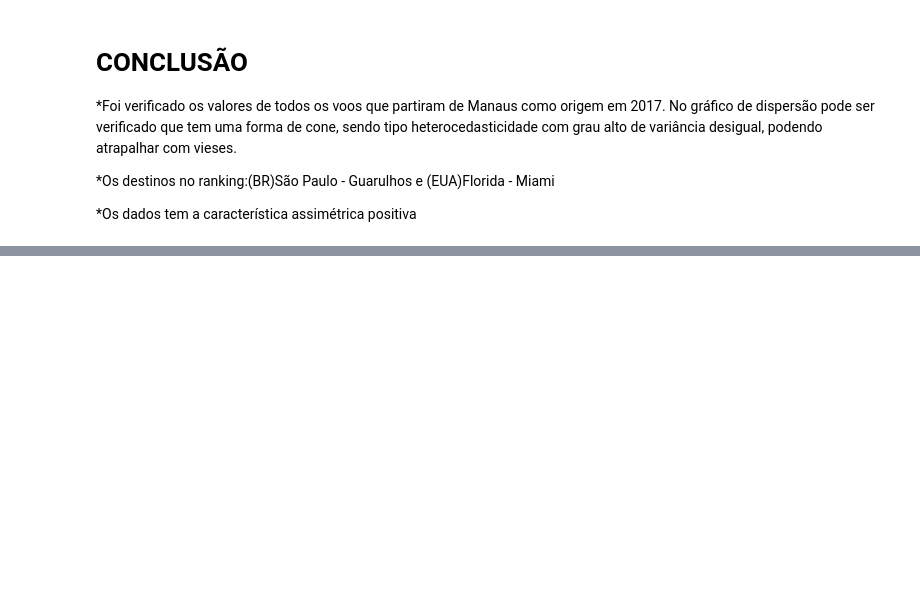
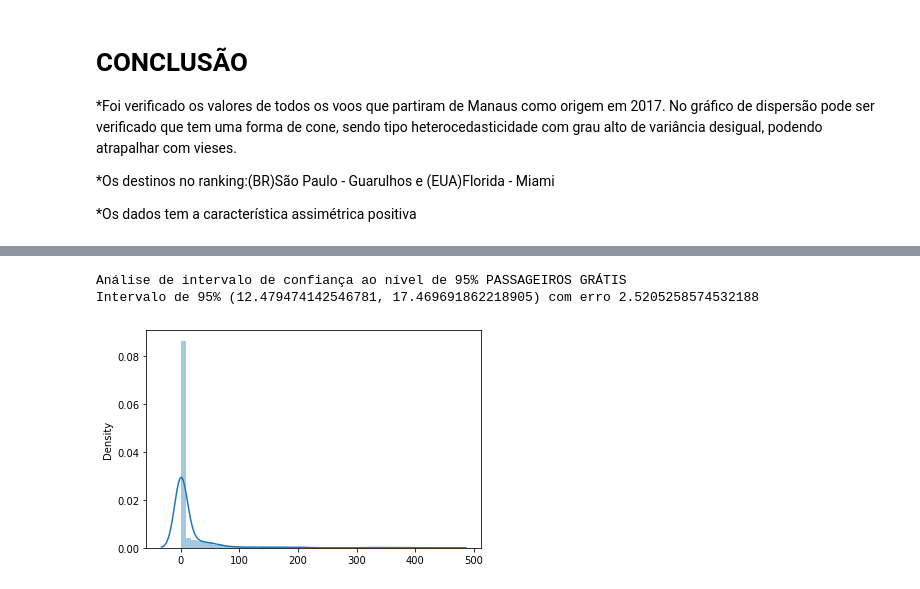
Before and after one commit to MaisaVidal/trabalho_estatistica, a Jupyter notebook: pcorrea-esilva.ipynb, the cells around one changed output, grey strips where cells are left out. Saved outputs shown, nothing was run; the diff lists cells and outputs as text; code cells hidden in the pictures; blank space fills up the shorter version.

```diff
--- a/pcorrea-esilva.ipynb
+++ b/pcorrea-esilva.ipynb
@@ -262,0 +313,6 @@ plotDist('BAGAGEM (KG)')
+# %%
+intervalorDeConfianca('PASSAGEIROS GRÁTIS')
+# %% [output]
+Análise de intervalo de confiança ao nível de 95% PASSAGEIROS GRÁTIS
+Intervalo de 95% (12.479474142546781, 17.469691862218905) com erro 2.5205258574532188
+[figure, added]
```
Also changed, not shown: parts of 7 cells of this notebook.
